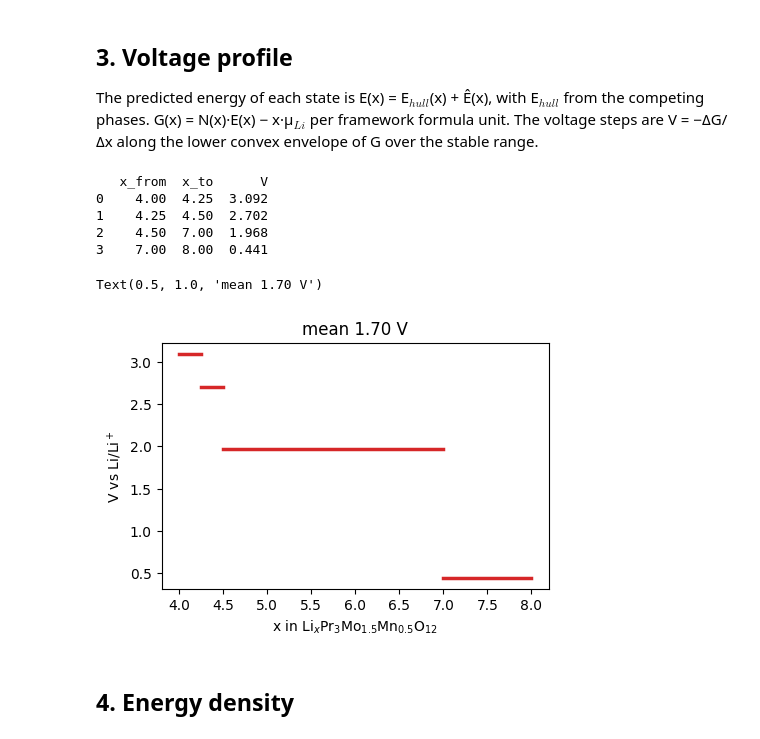
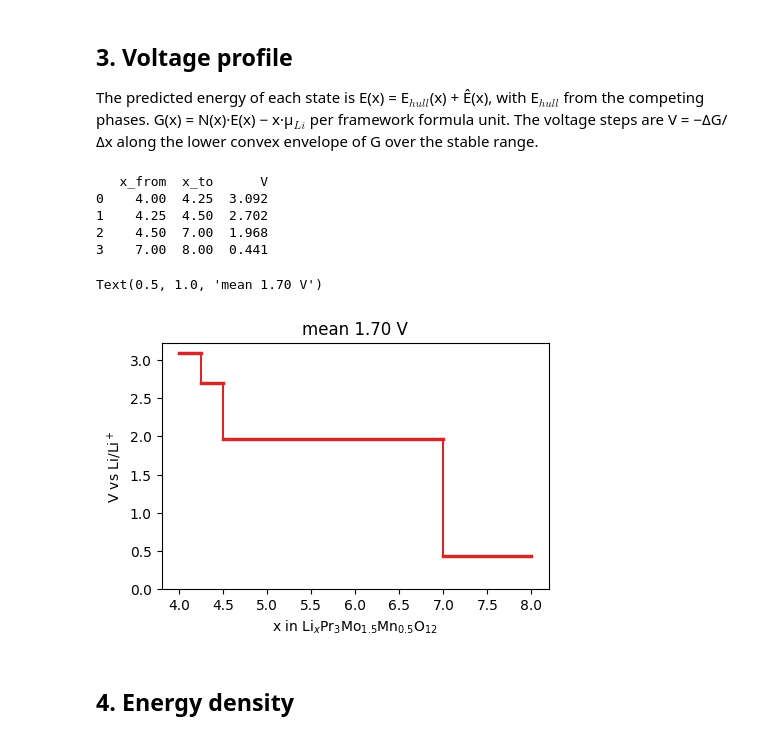
Before and after one commit to CharlesSchwarz/ion_insertion_modeling, a Jupyter notebook: notebooks/03_cathode_analysis.ipynb, the cells around one changed output. Drawn from its saved outputs; the diff is of its cells as text; code cells hidden in the pictures.

Commit message:
Notebook 03: voltage profile drawn as a connected step curve, y axis from 0 V

```diff
--- a/notebooks/03_cathode_analysis.ipynb
+++ b/notebooks/03_cathode_analysis.ipynb
@@ -101,19 +101,23 @@ envelope of G over the stable range.
 # %%
 vp = ins.predict_voltage_profile(garnet, EDECOMP_INITIAL, model, docs=docs, x_grid=grid, framework=FRAMEWORK)
 print(vp.steps.round(3))
 fig, ax = plt.subplots(figsize=(5, 3.2))
-for r in vp.steps.itertuples():
+steps = vp.steps.sort_values("x_from").reset_index(drop=True)
+for r in steps.itertuples():
     ax.plot([r.x_from, r.x_to], [r.V, r.V], color="tab:red", lw=2.5)
+for a, b in zip(steps.itertuples(), steps.iloc[1:].itertuples()):  # vertical jump between adjacent steps
+    ax.plot([a.x_to, a.x_to], [a.V, b.V], color="tab:red", lw=1.5)
+ax.set_ylim(bottom=0)
 ax.set_xlabel("x in Li$_x$Pr$_3$Mo$_{1.5}$Mn$_{0.5}$O$_{12}$"); ax.set_ylabel("V vs Li/Li$^+$")
 ax.set_title(f"mean {vp.mean_voltage:.2f} V")
 # %% [output]
    x_from  x_to      V
 0    4.00  4.25  3.092
 1    4.25  4.50  2.702
 2    4.50  7.00  1.968
 3    7.00  8.00  0.441
 Text(0.5, 1.0, 'mean 1.70 V')
-[figure, old version]
+[figure, new version]
 # %% [markdown]
 ## 4. Energy density
 # %%
```
Also changed, not shown: 1 other file.
